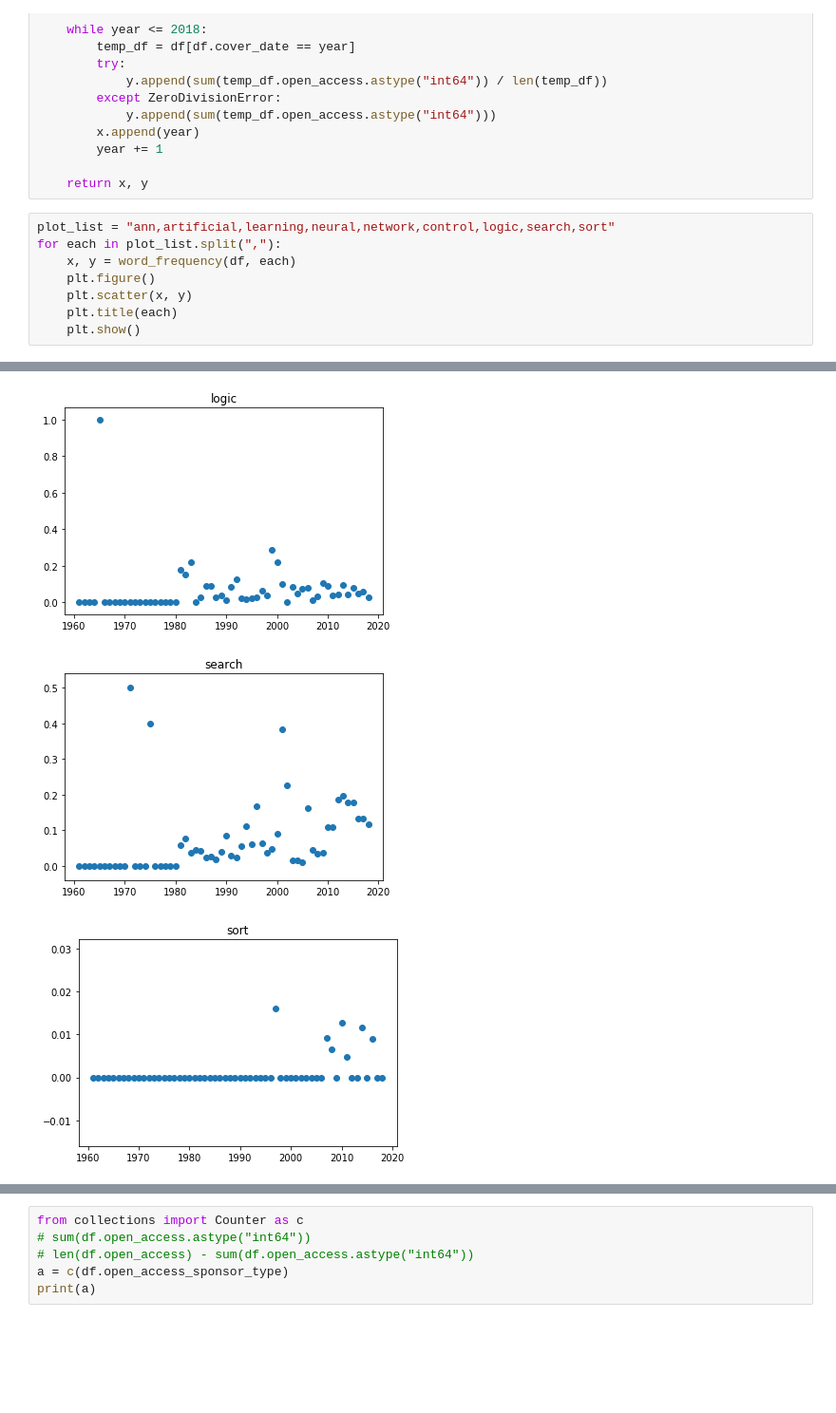
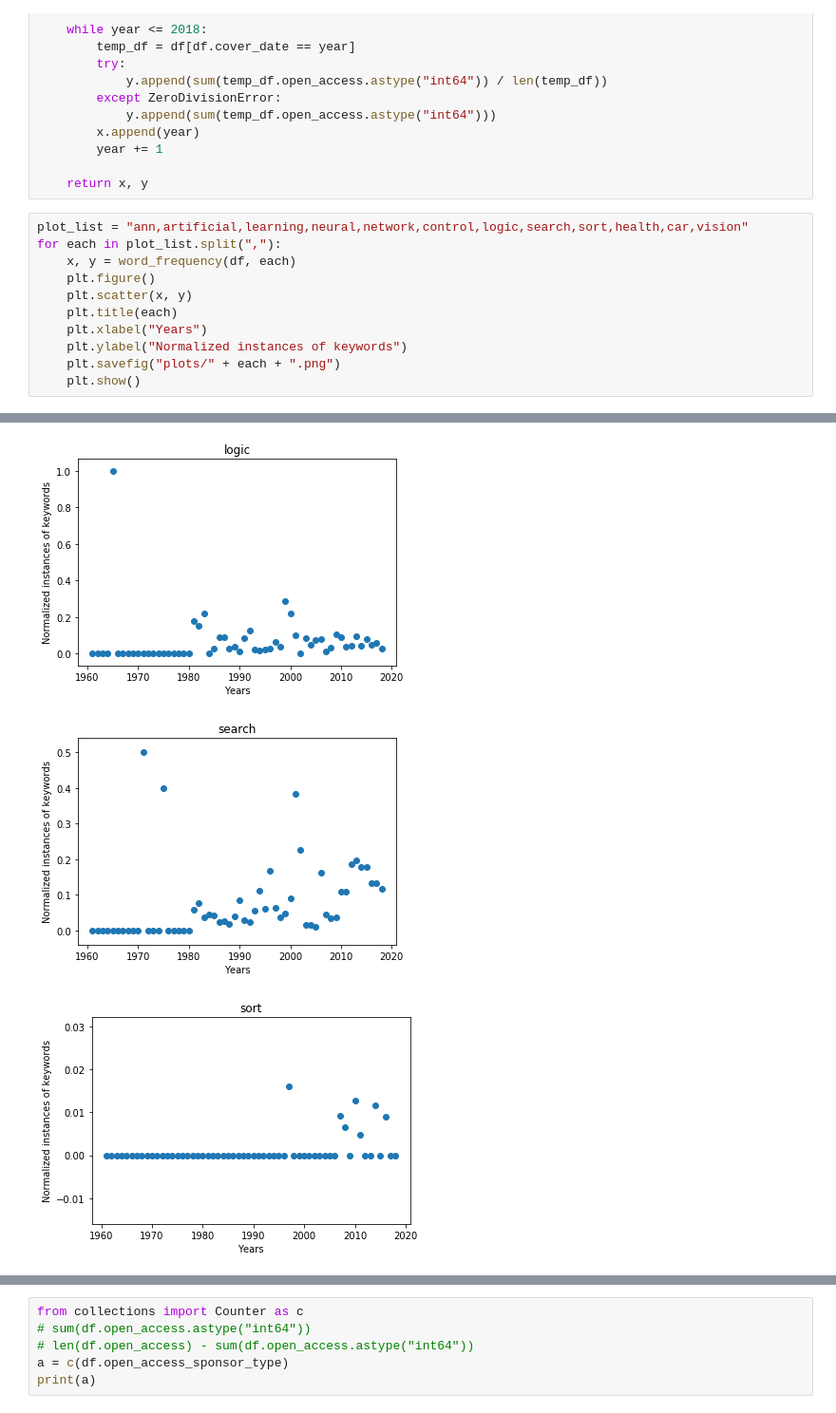
Before and after one commit to Ridhwanluthra/elsapy, a Jupyter notebook: analysis.ipynb, the cells around one changed output, grey strips where cells are left out. Shown at 95% size. Cells and saved outputs as stored; diff of their text form; blank space fills up the shorter version.

```diff
--- a/analysis.ipynb
+++ b/analysis.ipynb
@@ -199,11 +215,14 @@ def open_access(df):
 
     return x, y
 # %%
-plot_list = "ann,artificial,learning,neural,network,control,logic,search,sort"
+plot_list = "ann,artificial,learning,neural,network,control,logic,search,sort,health,car,vision"
 for each in plot_list.split(","):
     x, y = word_frequency(df, each)
     plt.figure()
     plt.scatter(x, y)
     plt.title(each)
+    plt.xlabel("Years")
+    plt.ylabel("Normalized instances of keywords")
+    plt.savefig("plots/" + each + ".png")
     plt.show()
 # %% [output]
@@ -216,3 +235,3 @@ for each in plot_list.split(","):
-[figure, old version]
+[figure, new version]
-[figure, old version]
+[figure, new version]
-[figure, old version]
+[figure, new version]
```
Also changed, not shown: parts of 5 cells of this notebook.
